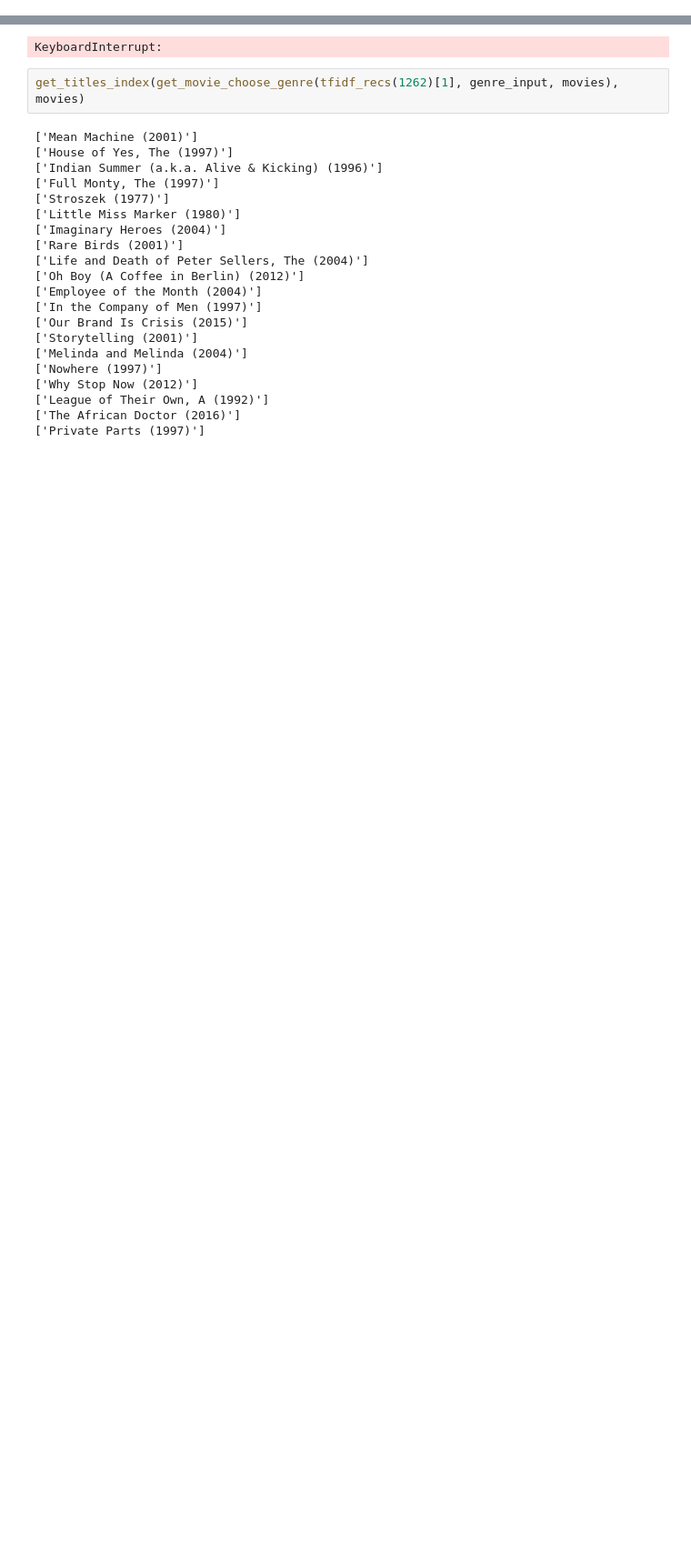
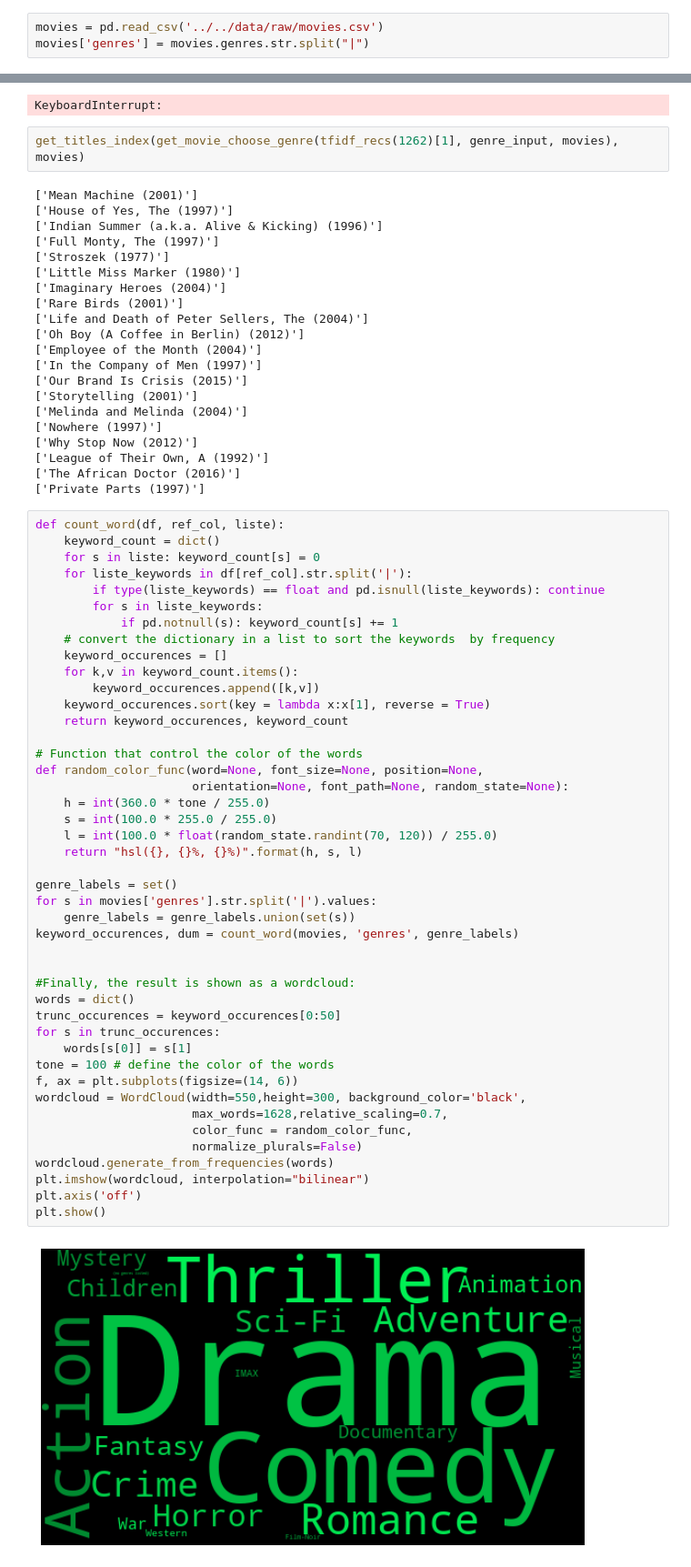
Before and after one commit to aabrahamson3/movie-rec, a Jupyter notebook: notebooks/exploratory/movies_ratings.ipynb, the cells around one changed output, grey strips where cells are left out. Shown at 91% size. Drawn from its saved outputs; the diff is of its cells as text; blank space fills up the shorter version.

```diff
--- a/notebooks/exploratory/movies_ratings.ipynb
+++ b/notebooks/exploratory/movies_ratings.ipynb
@@ -588,0 +658,3 @@ get_titles_mid(topfiverating(reviews, return_number =10), movies)
+# %%
+movies = pd.read_csv('../../data/raw/movies.csv')
+movies['genres'] = movies.genres.str.split("|")
@@ -665,3 +878,49 @@ get_titles_index(get_movie_choose_genre(tfidf_recs(1262)[1], genre_input, movies
 ['League of Their Own, A (1992)']
 ['The African Doctor (2016)']
 ['Private Parts (1997)']
+# %%
+def count_word(df, ref_col, liste):
+    keyword_count = dict()
+    for s in liste: keyword_count[s] = 0
+    for liste_keywords in df[ref_col].str.split('|'):
+        if type(liste_keywords) == float and pd.isnull(liste_keywords): continue
+        for s in liste_keywords:
+            if pd.notnull(s): keyword_count[s] += 1
+    # convert the dictionary in a list to sort the keywords  by frequency
+    keyword_occurences = []
+    for k,v in keyword_count.items():
+        keyword_occurences.append([k,v])
+    keyword_occurences.sort(key = lambda x:x[1], reverse = True)
+    return keyword_occurences, keyword_count
+
+# Function that control the color of the words
+def random_color_func(word=None, font_size=None, position=None,
+                      orientation=None, font_path=None, random_state=None):
+    h = int(360.0 * tone / 255.0)
+    s = int(100.0 * 255.0 / 255.0)
+    l = int(100.0 * float(random_state.randint(70, 120)) / 255.0)
+    return "hsl({}, {}%, {}%)".format(h, s, l)
+
+genre_labels = set()
+for s in movies['genres'].str.split('|').values:
+    genre_labels = genre_labels.union(set(s))
+keyword_occurences, dum = count_word(movies, 'genres', genre_labels)
+
+
+#Finally, the result is shown as a wordcloud:
+words = dict()
+trunc_occurences = keyword_occurences[0:50]
+for s in trunc_occurences:
+    words[s[0]] = s[1]
+tone = 100 # define the color of the words
+f, ax = plt.subplots(figsize=(14, 6))
+wordcloud = WordCloud(width=550,height=300, background_color='black',
+                      max_words=1628,relative_scaling=0.7,
+                      color_func = random_color_func,
+                      normalize_plurals=False)
+wordcloud.generate_from_frequencies(words)
+plt.imshow(wordcloud, interpolation="bilinear")
+plt.axis('off')
+plt.show()
+# %% [output]
+[figure, added]
```
Also changed, not shown: parts of 23 cells of this notebook.
